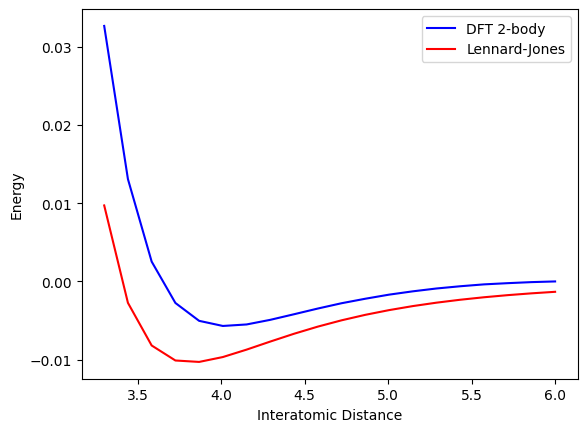
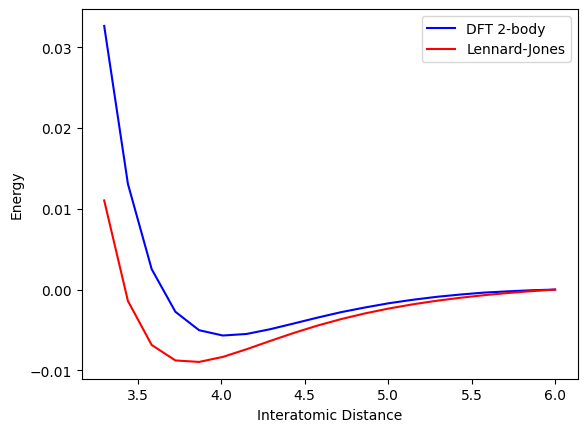
The change to this notebook cell's code, shown as a diff; its figure went from the first image to the second:
--- before
+++ after
@@ -23,5 +23,5 @@
 
 ax.plot(distances, energies-energies[-1], c='blue', label='DFT 2-body')
-ax.plot(distances, V_ev, c="red", label='Lennard-Jones')
+ax.plot(distances, V_ev-V_ev[-1], c="red", label='Lennard-Jones')
 
 ax.set_xlabel("Interatomic Distance")

Commit: added cutoff task